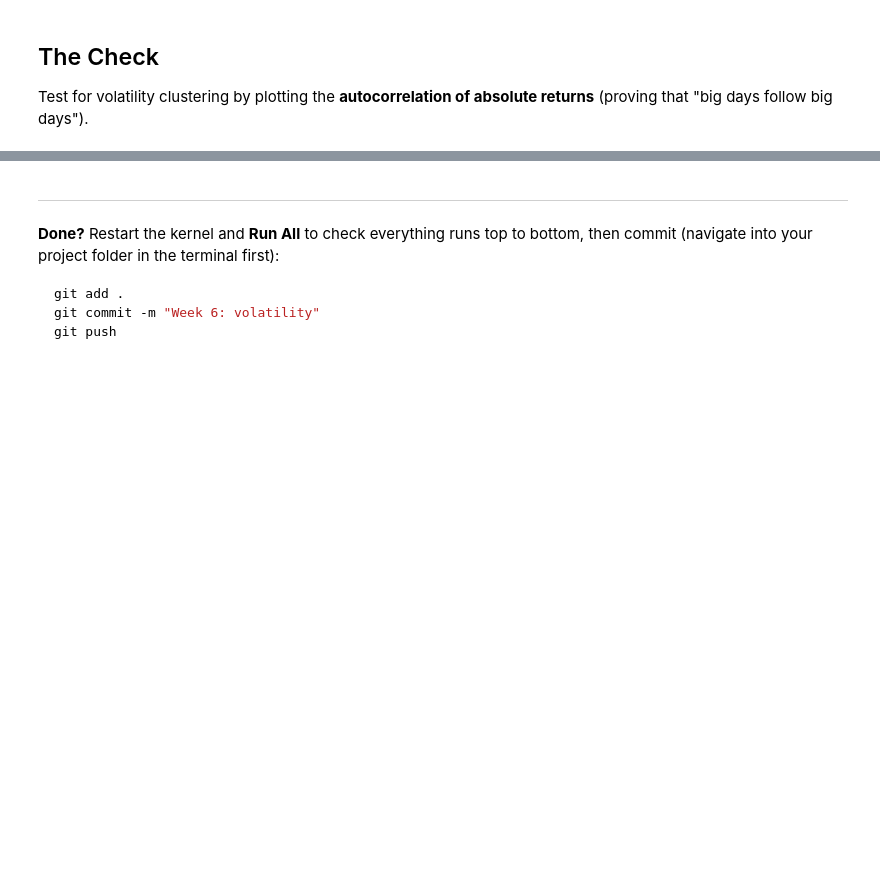
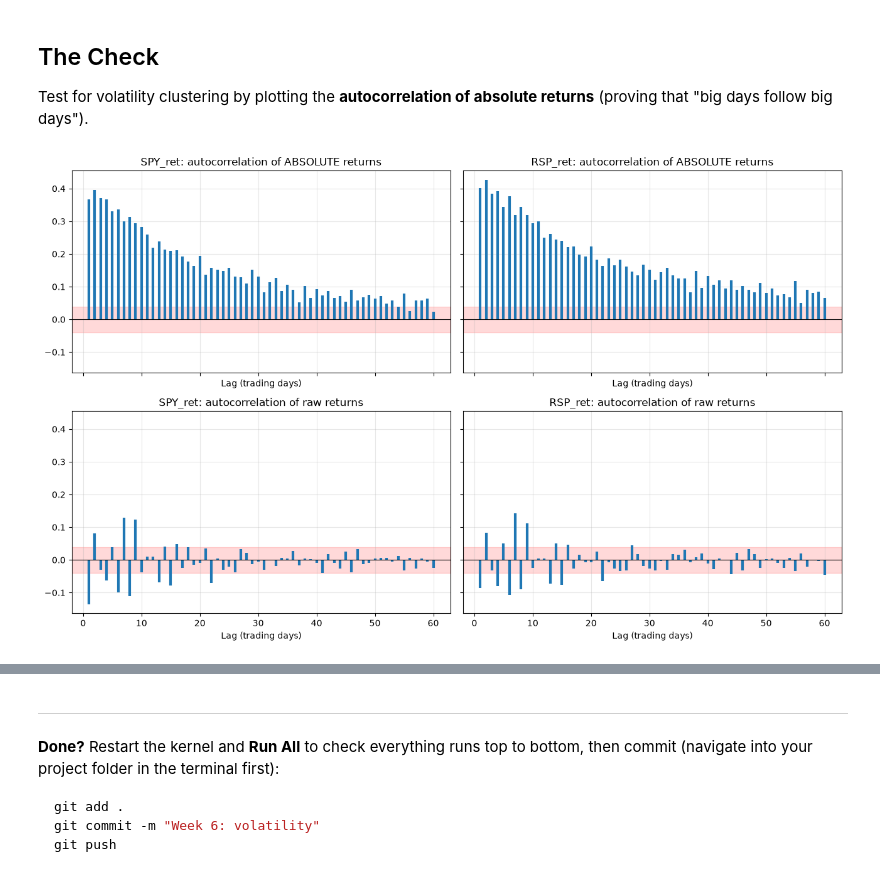
Before and after one commit to caiburin/OQG_education_proj, a Jupyter notebook: OQG/Project-Template/notebooks/week3_volatility.ipynb, the cells around one changed output, grey strips where cells are left out. Saved outputs shown, nothing was run; the diff lists cells and outputs as text; code cells hidden in the pictures; blank space fills up the shorter version.

```diff
--- a/OQG/Project-Template/notebooks/week3_volatility.ipynb
+++ b/OQG/Project-Template/notebooks/week3_volatility.ipynb
@@ -3,3 +3,26 @@
 Treating volatility as a static constant is the most common beginner error.
 # %%
 # Load your data from ../data/ (see the setup notebook)
+import pandas as pd
+import numpy as np
+import matplotlib.pyplot as plt
+import yfinance as yf
+from scipy.signal import find_peaks
+from statsmodels.tsa.stattools import acf
+
+TICKERS = ["SPY", "RSP"]    # <- change to your pair (exact Yahoo Finance tickers)
+SPY_prices = pd.read_csv(f"../data/{TICKERS[0]}.csv", index_col=0, parse_dates=True)
+RSP_prices = pd.read_csv(f"../data/{TICKERS[1]}.csv", index_col=0, parse_dates=True)
+SPY_prices.tail() #view last 5 rows as an example
+
+
+daily_ret_SPY = SPY_prices['Adj Close'].pct_change().dropna()
+daily_ret_RSP = RSP_prices['Adj Close'].pct_change().dropna()
+print(daily_ret_SPY.head()) #view first 5 rows as an example
+
+
+returns = pd.concat([daily_ret_SPY, daily_ret_RSP], axis=1, join="inner" ).dropna()
+returns.columns = ["SPY_ret", "RSP_ret"]
+
+print(returns.head())
+print(returns.shape)
@@ -16,6 +103,30 @@ identify the real-world events that caused them. (You'll have to calculate it fr
 ## The Check
 Test for volatility clustering by plotting the **autocorrelation of absolute returns**
 (proving that "big days follow big days").
+# %%
+LAGS = 60
+band = 1.96 / np.sqrt(len(returns))                 # 95% band: values inside are consistent with zero autocorrelation
+
+fig, axes = plt.subplots(2, 2, figsize=(13, 8), sharex=True, sharey=True)
+lags = np.arange(1, LAGS + 1)
+
+for j, tk in enumerate(["SPY_ret", "RSP_ret"]):
+    r = returns[tk]
+    # top row: absolute returns (size of the move); bottom row: raw returns (signed) for contrast
+    for i, (series, title) in enumerate([(r.abs(), "ABSOLUTE returns"), (r, "raw returns")]):
+        a = acf(series, nlags=LAGS, fft=True)       # a[0] is always 1, so plot from lag 1
+        ax = axes[i, j]
+        ax.vlines(lags, 0, a[1:], lw=3)
+        ax.axhspan(-band, band, color="red", alpha=0.15)   # shaded band = "no autocorrelation"
+        ax.axhline(0, color="black", lw=0.8)
+        ax.set_title(f"{tk}: autocorrelation of {title}")
+        ax.set_xlabel("Lag (trading days)")
+        ax.grid(True, alpha=0.3)
+
+plt.tight_layout()
+plt.show()
+# %% [output]
+[figure, added]
 # %% [markdown]
 ## The Paragraph
 > **Does market panic hit both assets simultaneously, or do they experience isolated crises?**
```
Also changed, not shown: parts of 4 cells of this notebook.
